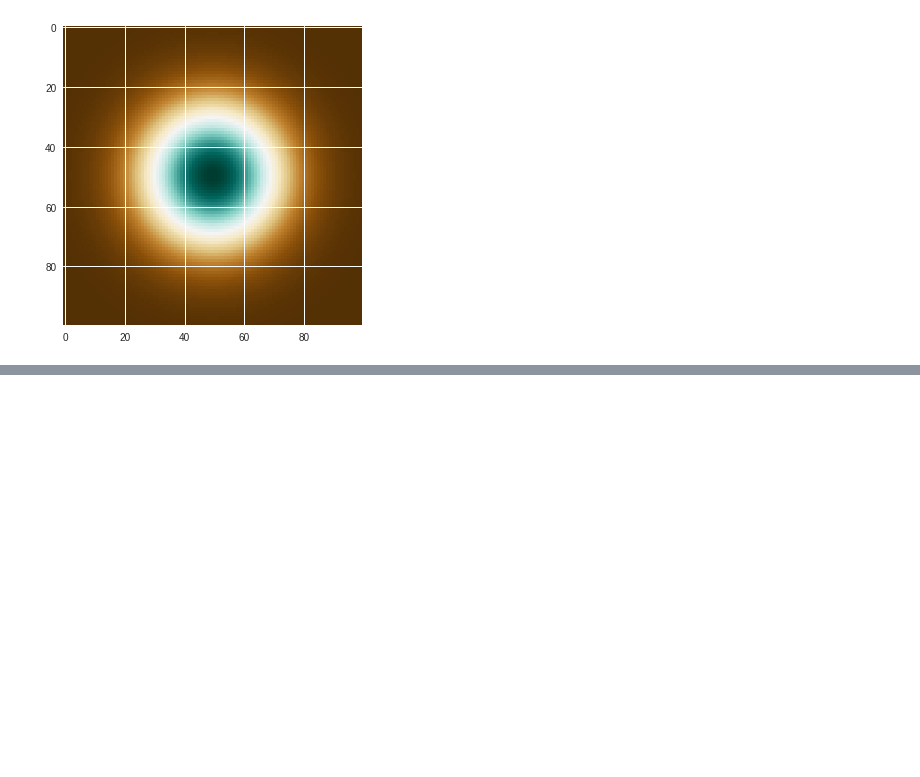
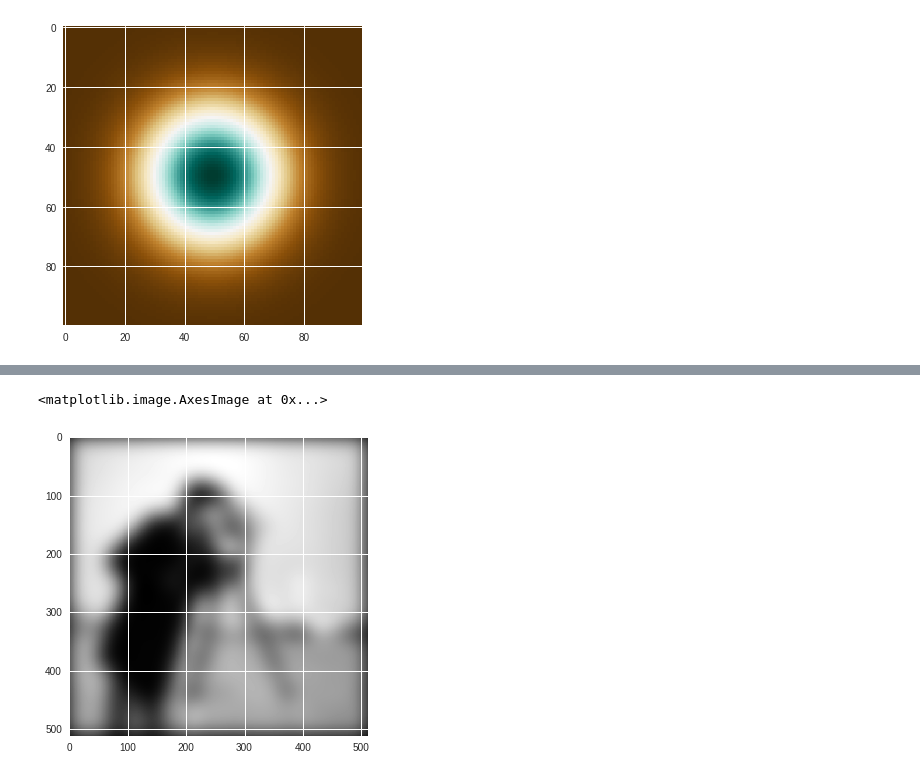
Before and after one commit to sg1791/Kadenze_Image_dataset_processing, a Jupyter notebook: Kadenze_celebface_dataset.ipynb, the cells around one changed output, grey strips where cells are left out. Drawn from its saved outputs; the diff is of its cells as text; code cells hidden in the pictures; blank space fills up the shorter version.

```diff
--- a/Kadenze_celebface_dataset.ipynb
+++ b/Kadenze_celebface_dataset.ipynb
@@ -408,0 +429,2 @@ plt.imshow(z2.eval(),cmap = 'BrBG')
+# %%
+img_4d = tf.reshape(img,(1,img.shape[0], img.shape[1],1))
@@ -408,0 +437,3 @@ plt.imshow(z2.eval(),cmap = 'BrBG')
+# %%
+#reshaping our kernel size
+z_4d = tf.reshape(z2,(100,100,1,1))
@@ -408,0 +444,4 @@ plt.imshow(z2.eval(),cmap = 'BrBG')
+# %%
+convolved = tf.nn.conv2d(img_4d,z_4d,strides = [1,1,1,1], padding = 'SAME')
+# %%
+res2 = convolved.eval()
@@ -408,0 +452,5 @@ plt.imshow(z2.eval(),cmap = 'BrBG')
+# %%
+plt.imshow(np.squeeze(res2), cmap = 'gray')
+# %% [output]
+<matplotlib.image.AxesImage at 0x...>
+[figure, added]
```
Also changed, not shown: parts of 19 cells of this notebook.
